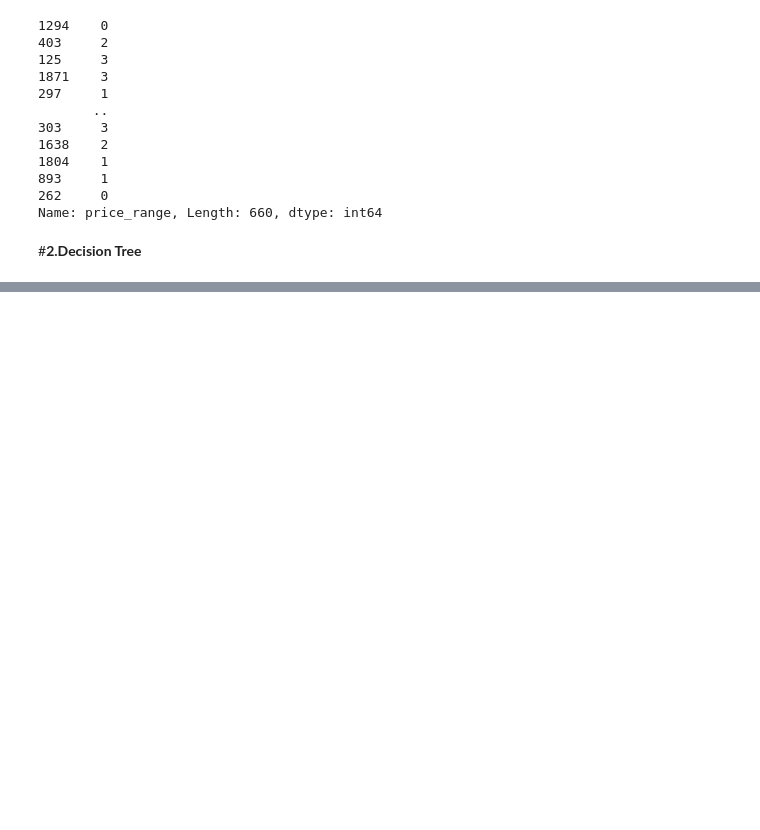
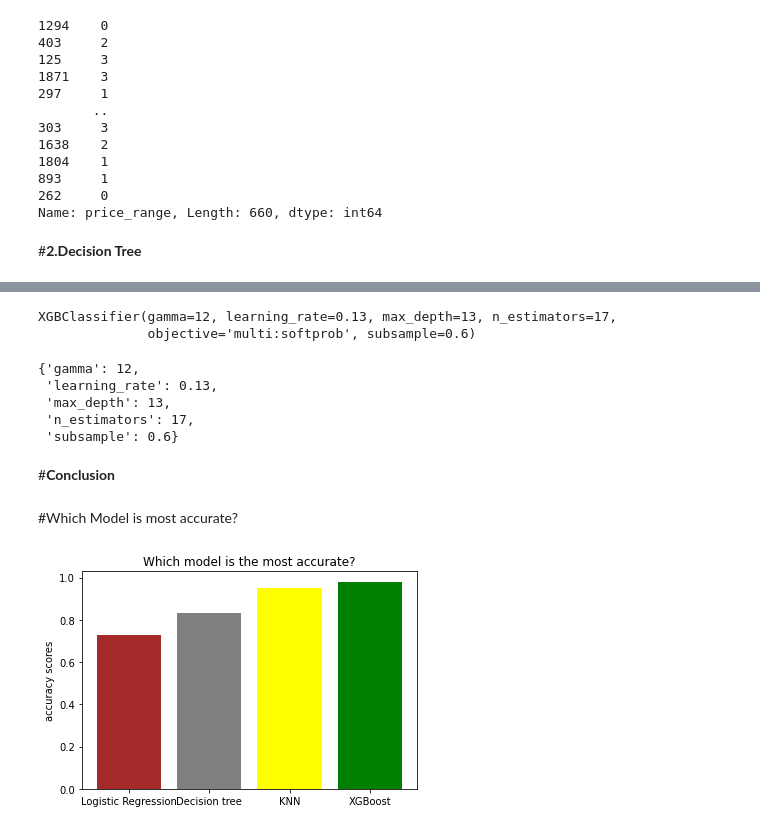
Before and after one commit to RanjithK2608/Mobile-Price-range-Prediction, a Jupyter notebook: Mobile_Price_Range_Prediction.ipynb, the cells around one changed output, grey strips where cells are left out. Cells and saved outputs as stored; diff of their text form; code cells hidden in the pictures; blank space fills up the shorter version.

```diff
--- a/Mobile_Price_Range_Prediction.ipynb
+++ b/Mobile_Price_Range_Prediction.ipynb
@@ -560,0 +692,27 @@ dt_model = dt.fit(X_train, y_train)
+# %%
+xgb_randomized.best_estimator_
+# %% [output]
+XGBClassifier(gamma=12, learning_rate=0.13, max_depth=13, n_estimators=17,
+              objective='multi:softprob', subsample=0.6)
+# %%
+xgb_randomized.best_params_
+# %% [output]
+{'gamma': 12,
+ 'learning_rate': 0.13,
+ 'max_depth': 13,
+ 'n_estimators': 17,
+ 'subsample': 0.6}
+# %% [markdown]
+#<b>Conclusion
+# %% [markdown]
+#Which Model is most accurate?
+# %%
+models = ['Logistic Regression', 'Decision tree', 'KNN','XGBoost']
+acc_scores = [0.73, 0.83, 0.95,0.9803]
+
+plt.bar(models, acc_scores, color=['brown', 'grey', 'yellow', 'green'])
+plt.ylabel("accuracy scores")
+plt.title("Which model is the most accurate?")
+plt.show()
+# %% [output]
+[figure, added]
```
Also changed, not shown: parts of 40 cells of this notebook.
